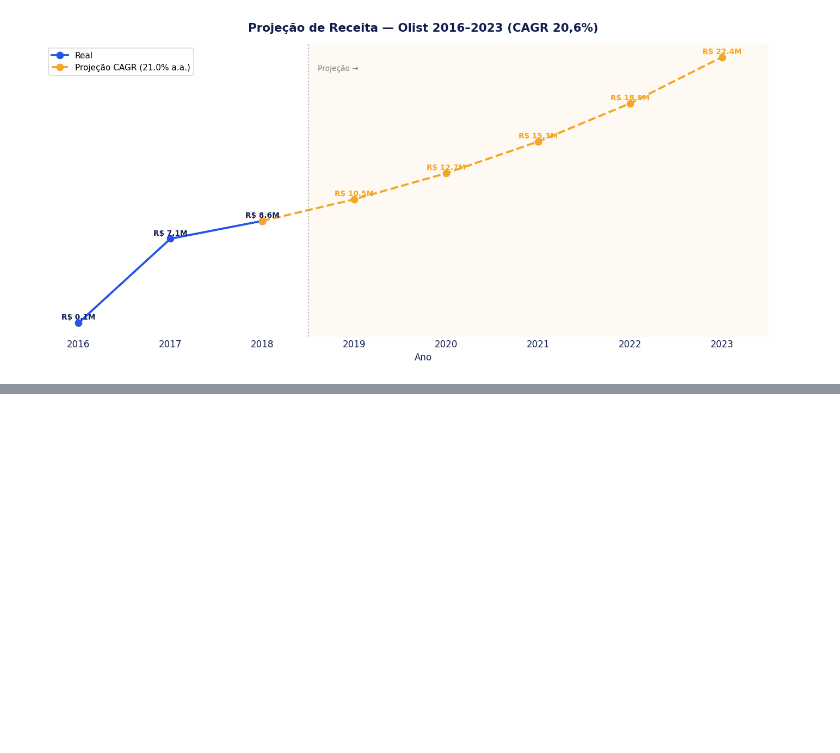
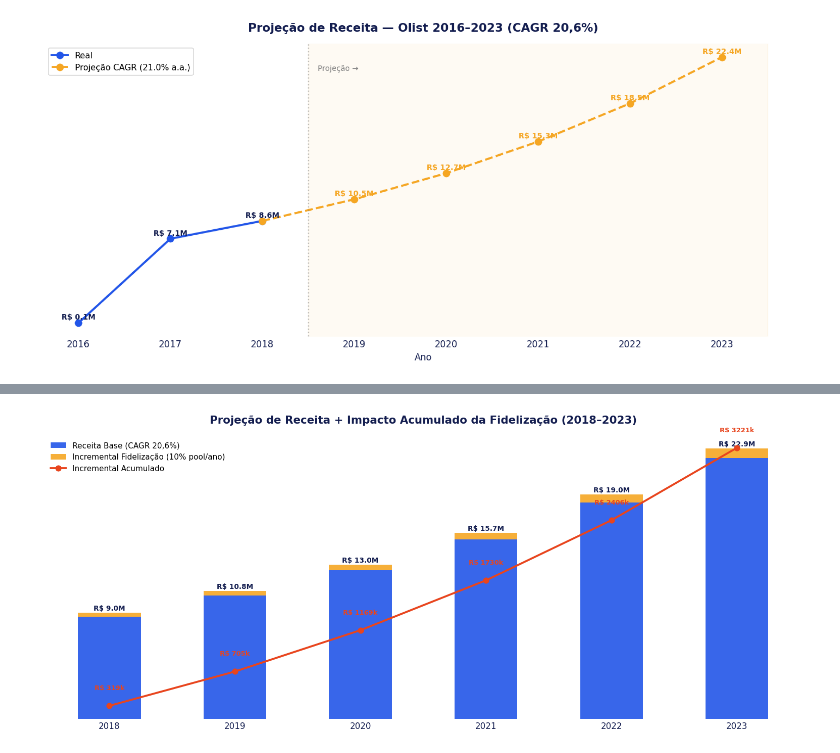
Before and after one commit to juhsylvabb-ops/Olist_Analysis, a Jupyter notebook: Relatorio_Final/olist_relatorio_final__VF.ipynb, the cells around one changed output, grey strips where cells are left out. Drawn from its saved outputs; the diff is of its cells as text; code cells hidden in the pictures; blank space fills up the shorter version.

```diff
--- a/Relatorio_Final/olist_relatorio_final__VF.ipynb
+++ b/Relatorio_Final/olist_relatorio_final__VF.ipynb
@@ -994,0 +1184,78 @@ A análise qualitativa dos comentários em Cama/Mesa/Banho revela que entrega in
+# %%
+import matplotlib.pyplot as plt
+import matplotlib.ticker as mticker
+import numpy as np
+
+# ── Parâmetros ──────────────────────────────────────────────
+receita_2018  = 8_643_698
+cagr          = 0.206
+pool_2018     = 36_083
+ltv_ganho     = ltv_2x - ltv_1x   # R$ 88,55 por cliente convertido
+conversao     = 0.10               # cenário base
+
+anos = [2018, 2019, 2020, 2021, 2022, 2023]
+
+receita_cagr       = [receita_2018 * (1 + cagr)**i for i in range(6)]
+pool_ano           = [pool_2018    * (1 + cagr)**i for i in range(6)]
+novos_recompr      = [int(p * conversao)           for p in pool_ano]
+receita_fideliz    = [n * ltv_ganho                for n in novos_recompr]
+receita_total      = [r + f for r, f in zip(receita_cagr, receita_fideliz)]
+receita_fideliz_ac = [sum(receita_fideliz[:i+1])   for i in range(6)]
+
+# ── Tabela ──────────────────────────────────────────────────
+print(f"{'Ano':>5} {'Pool Quente':>13} {'Convertidos':>13} "
+      f"{'Incr. Ano':>13} {'Incr. Acum.':>13} {'Receita Total':>15}")
+print("-" * 78)
+for i, ano in enumerate(anos):
+    print(f"{ano:>5}  {pool_ano[i]:>12,.0f}  {novos_recompr[i]:>12,}"
+          f"  R$ {receita_fideliz[i]/1e3:>7.0f}k"
+          f"  R$ {receita_fideliz_ac[i]/1e3:>7.0f}k"
+          f"  R$ {receita_total[i]/1e6:>8.2f}M")
+
+# ── Gráfico ─────────────────────────────────────────────────
+fig, ax1 = plt.subplots(figsize=(14, 6))
+fig.patch.set_facecolor('white')
+ax1.set_facecolor('white')
+
+x = np.arange(len(anos))
+w = 0.5
+
+bars1 = ax1.bar(x, [r/1e6 for r in receita_cagr],
+                width=w, color=AZUL, label='Receita Base (CAGR 20,6%)', alpha=0.9)
+bars2 = ax1.bar(x, [f/1e6 for f in receita_fideliz],
+                width=w, bottom=[r/1e6 for r in receita_cagr],
+                color=LARANJA, label='Incremental Fidelização (10% pool/ano)', alpha=0.9)
+
+for i, (r, f) in enumerate(zip(receita_cagr, receita_fideliz)):
+    total = (r + f) / 1e6
+    ax1.text(i, total + 0.2, f'R$ {total:.1f}M',
+             ha='center', fontsize=9, fontweight='bold', color=AZUL_DARK)
+
+# Linha incremental acumulado
+ax2 = ax1.twinx()
+ax2.plot(x, [v/1e6 for v in receita_fideliz_ac],
+         color=VERMELHO, linewidth=2.5, marker='o', markersize=7,
+         label='Incremental Acumulado', zorder=5)
+for i, v in enumerate(receita_fideliz_ac):
+    ax2.text(i, v/1e6 + 0.18, f'R$ {v/1e3:.0f}k',
+             ha='center', fontsize=8.5, color=VERMELHO, fontweight='bold')
+
+ax1.set_xticks(x)
+ax1.set_xticklabels(anos, color=AZUL_DARK)
+ax1.tick_params(colors=AZUL_DARK, axis='x', length=0)
+ax1.yaxis.set_visible(False)
+ax2.yaxis.set_visible(False)
+ax2.tick_params(colors=VERMELHO)
+for spine in ax1.spines.values(): spine.set_visible(False)
+for spine in ax2.spines.values(): spine.set_visible(False)
+
+lines1, labels1 = ax1.get_legend_handles_labels()
+lines2, labels2 = ax2.get_legend_handles_labels()
+ax1.legend(lines1 + lines2, labels1 + labels2,
+           loc='upper left', fontsize=10, frameon=False)
+
+ax1.set_title('Projeção de Receita + Impacto Acumulado da Fidelização (2018–2023)',
+              fontsize=14, fontweight='bold', color=AZUL_DARK, pad=15)
+plt.tight_layout()
+plt.show()
+# %% [output]
@@ -994,0 +1270 @@ A análise qualitativa dos comentários em Cama/Mesa/Banho revela que entrega in
+[figure, added]
```
Also changed, not shown: parts of 11 cells of this notebook.
